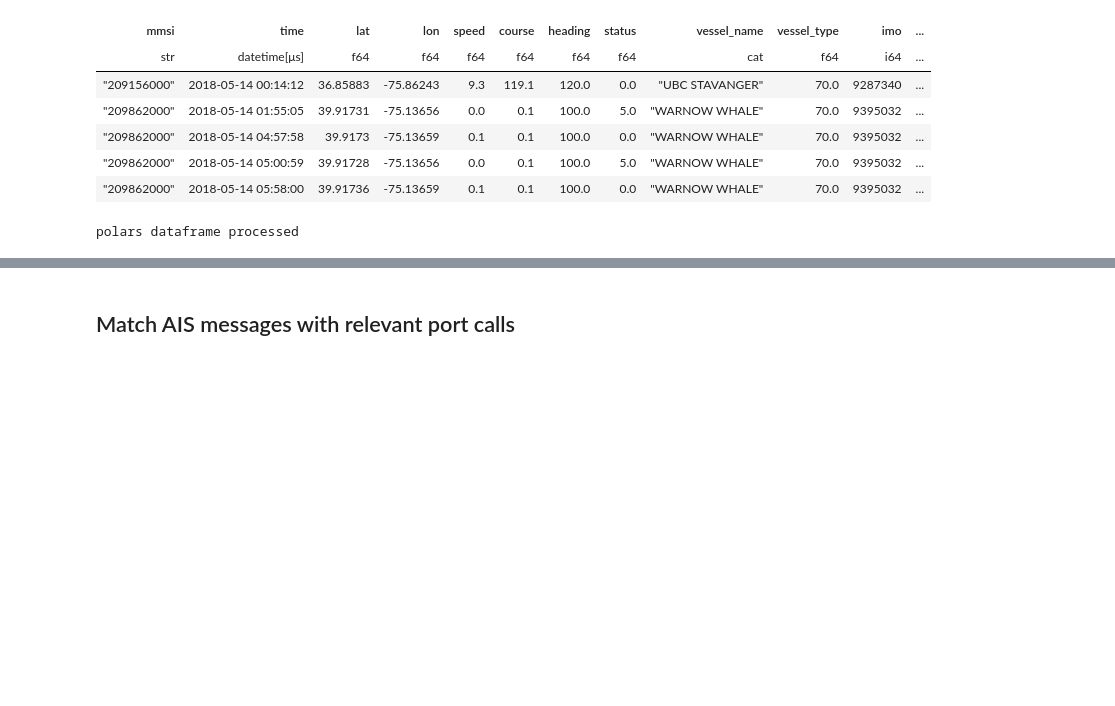
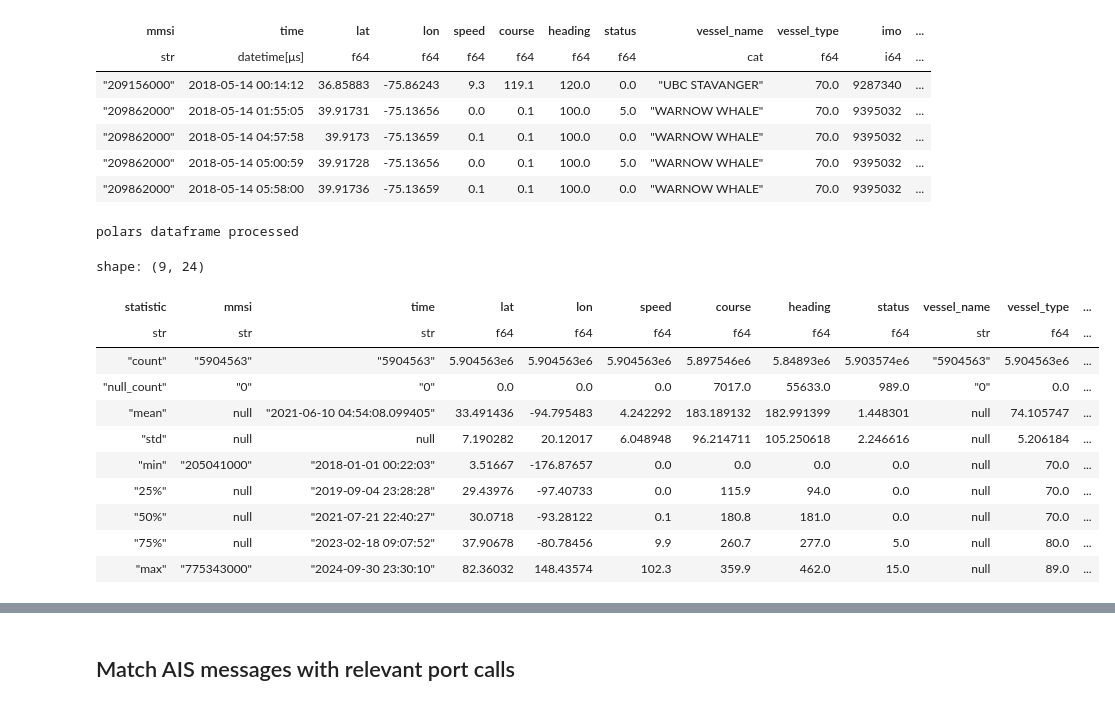
Before and after one commit to epistemetrica/Port-Performance-Project, a Jupyter notebook: geodata_prep.ipynb, the cells around one changed output, grey strips where cells are left out. Drawn from its saved outputs; the diff is of its cells as text; code cells hidden in the pictures; blank space fills up the shorter version.

```diff
--- a/geodata_prep.ipynb
+++ b/geodata_prep.ipynb
@@ -343,19 +343,32 @@ shape: (5, 19)
 | "209862000" | 2018-05-14 05:58:00 | 39.91736 | -75.13659 | 0.1 | 0.1 | 100.0 | 0.0 | "WARNOW WHALE" | 70.0 | 9395032 | ... |
 # %%
 #set minimum meaningful status duration (minutes)
-min_duration = 30
+min_duration = 5
+#set minimum meaningful status duration between equal status (minutes)
+min_between_duration = 30
+#set minimum status changes threshold
+min_status_changes = 20
 
 #process ais data
 ais_gdf = (
-    #concat dfs
     ais_df
-    #sort by vessel and time
+    #ensure sorting
     .sort(['mmsi', 'time'])
+    #keep status change and entering port waters messages (drops duplicate status across day changes)
+    .filter(
+        (pl.col('status').ne(pl.col('status').shift()).over('mmsi')) |
+        (pl.col('which_port_waters').ne(pl.col('which_port_waters')
+                                        .shift()).over('mmsi'))
+    )
+    #drop vessels with very few status changes
+    .filter(pl.len().over('mmsi')>min_status_changes)
     #create duration column in minutes
     .with_columns(
         status_duration = (pl.col('time').shift(-1) - pl.col('time'))
         .over('mmsi').dt.total_seconds()/60
     )
+    #drop messages with very short status duration
+    .filter(pl.col('status_duration')>min_duration)
     #drop short changes in status between equal statuses
     .with_columns(
         short = (
@@ -365,7 +378,7 @@ ais_gdf = (
             (pl.col('which_port_waters').shift()==pl.col('which_port_waters')
             .shift(-1)) &
             #if duration of status is less than minimum
-            (pl.col('status_duration') < min_duration)
+            (pl.col('status_duration') < min_between_duration)
         ).over('mmsi')
     )
     #then drop short messages and short column
@@ -410,33 +423,49 @@ ais_gdf = (
             .then(pl.col('mmsi').cast(pl.Utf8)+'_'+pl.col('port_waters2')+'_'+
                   pl.col('index').cast(pl.Utf8)
                 )
             #otherwise null
             .otherwise(pl.lit(None))
             #backward fill call_id2
             .backward_fill()
         ),
         call_id3 = (
             #when port waters 3 not equal to next for same vessel
             pl.when(pl.col('port_waters3').ne(pl.col('port_waters3').shift(-1))
                     .over('mmsi'))
             #set call_id to vessel mmsi, port waters and index
             .then(pl.col('mmsi').cast(pl.Utf8)+'_'+pl.col('port_waters3')+'_'+
                   pl.col('index').cast(pl.Utf8)
                 )
             #otherwise null
             .otherwise(pl.lit(None))
             #backward fill call_id3
             .backward_fill()
         )
     )
     #drop index
     .drop('index')
 )
+
 print('polars dataframe processed')
+
+#inspect
+display(ais_gdf.describe())
 #convert to pandas dataframe
 ais_gdf = ais_gdf.to_pandas()
 # %% [output]
 polars dataframe processed
+shape: (9, 24)
+| statistic | mmsi | time | lat | lon | speed | course | heading | status | vessel_name | vessel_type | ... |
+| str | str | str | f64 | f64 | f64 | f64 | f64 | f64 | str | f64 | ... |
+| "count" | "5904563" | "5904563" | 5.904563e6 | 5.904563e6 | 5.904563e6 | 5.897546e6 | 5.84893e6 | 5.903574e6 | "5904563" | 5.904563e6 | ... |
+| "null_count" | "0" | "0" | 0.0 | 0.0 | 0.0 | 7017.0 | 55633.0 | 989.0 | "0" | 0.0 | ... |
+| "mean" | null | "2021-06-10 04:54:08.099405" | 33.491436 | -94.795483 | 4.242292 | 183.189132 | 182.991399 | 1.448301 | null | 74.105747 | ... |
+| "std" | null | null | 7.190282 | 20.12017 | 6.048948 | 96.214711 | 105.250618 | 2.246616 | null | 5.206184 | ... |
+| "min" | "205041000" | "2018-01-01 00:22:03" | 3.51667 | -176.87657 | 0.0 | 0.0 | 0.0 | 0.0 | null | 70.0 | ... |
+| "25%" | null | "2019-09-04 23:28:28" | 29.43976 | -97.40733 | 0.0 | 115.9 | 94.0 | 0.0 | null | 70.0 | ... |
+| "50%" | null | "2021-07-21 22:40:27" | 30.0718 | -93.28122 | 0.1 | 180.8 | 181.0 | 0.0 | null | 70.0 | ... |
+| "75%" | null | "2023-02-18 09:07:52" | 37.90678 | -80.78456 | 9.9 | 260.7 | 277.0 | 5.0 | null | 80.0 | ... |
+| "max" | "775343000" | "2024-09-30 23:30:10" | 82.36032 | 148.43574 | 102.3 | 359.9 | 462.0 | 15.0 | null | 89.0 | ... |
 # %%
 #convert to geopandas dataframe
 ais_gdf = (
```
Also changed, not shown: parts of 2 cells of this notebook.
